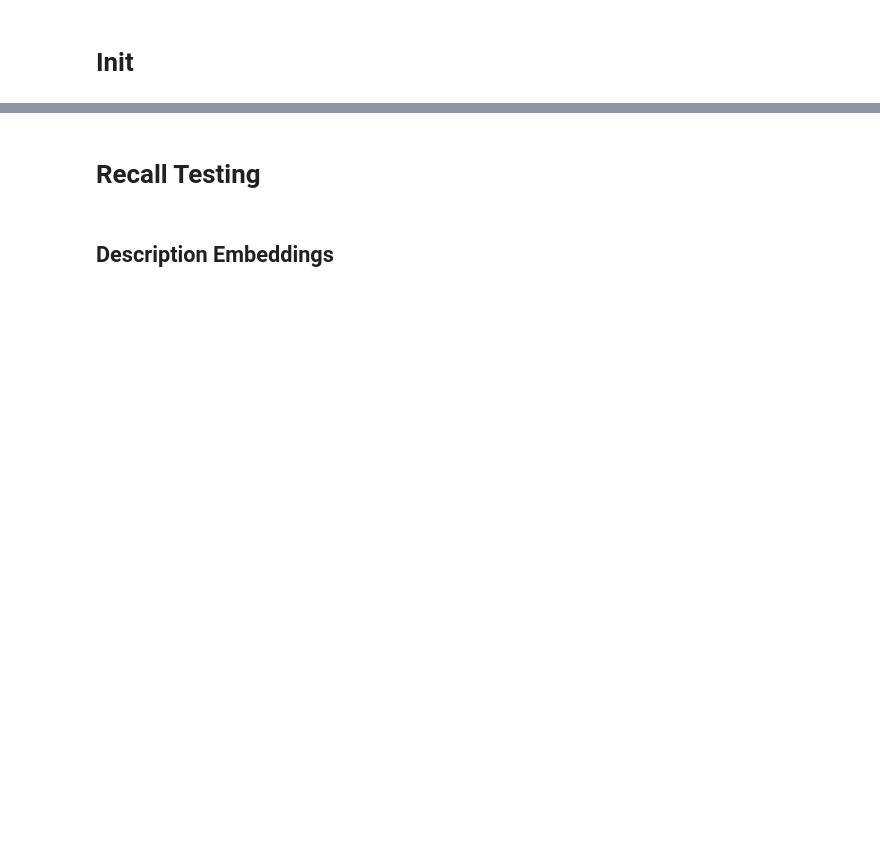
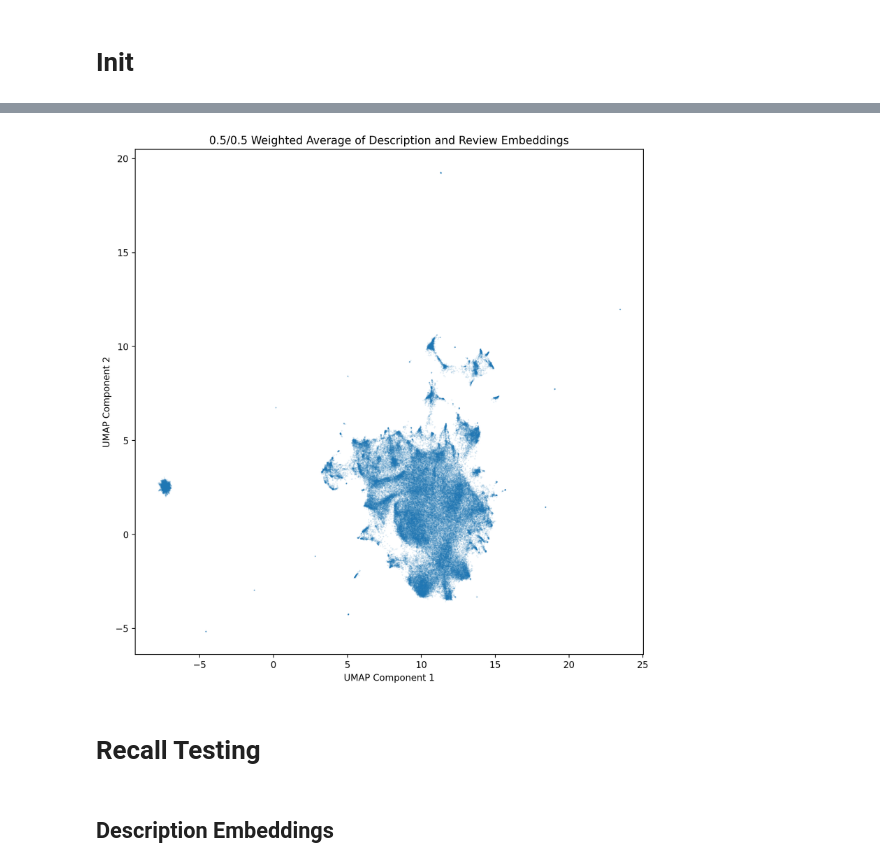
Before and after one commit to Netruk44/steam-embedding-search, a Jupyter notebook: 03_hnsw-index/playground.ipynb, the cells around one changed output, grey strips where cells are left out. Cells and saved outputs as stored; diff of their text form; code cells hidden in the pictures; blank space fills up the shorter version.

```diff
--- a/03_hnsw-index/playground.ipynb
+++ b/03_hnsw-index/playground.ipynb
@@ -210,3 +331,13 @@ def get_index_dimension():
+# %%
+if 'run_plot' in locals():
+  plt.figure(figsize=(10, 10),dpi=240)
+  plt.scatter(embeddings_2d[:, 0], embeddings_2d[:, 1], s=0.004, cmap='viridis')
+  plt.title(f'{review_weight:.1f}/{1.0-review_weight:.1f} Weighted Average of Description and Review Embeddings')
+  plt.xlabel('UMAP Component 1')
+  plt.ylabel('UMAP Component 2')
+  plt.show()
+# %% [output]
+[figure, added]
 # %% [markdown]
 # Recall Testing
 # %% [markdown]
```
Also changed, not shown: parts of 18 cells of this notebook.
